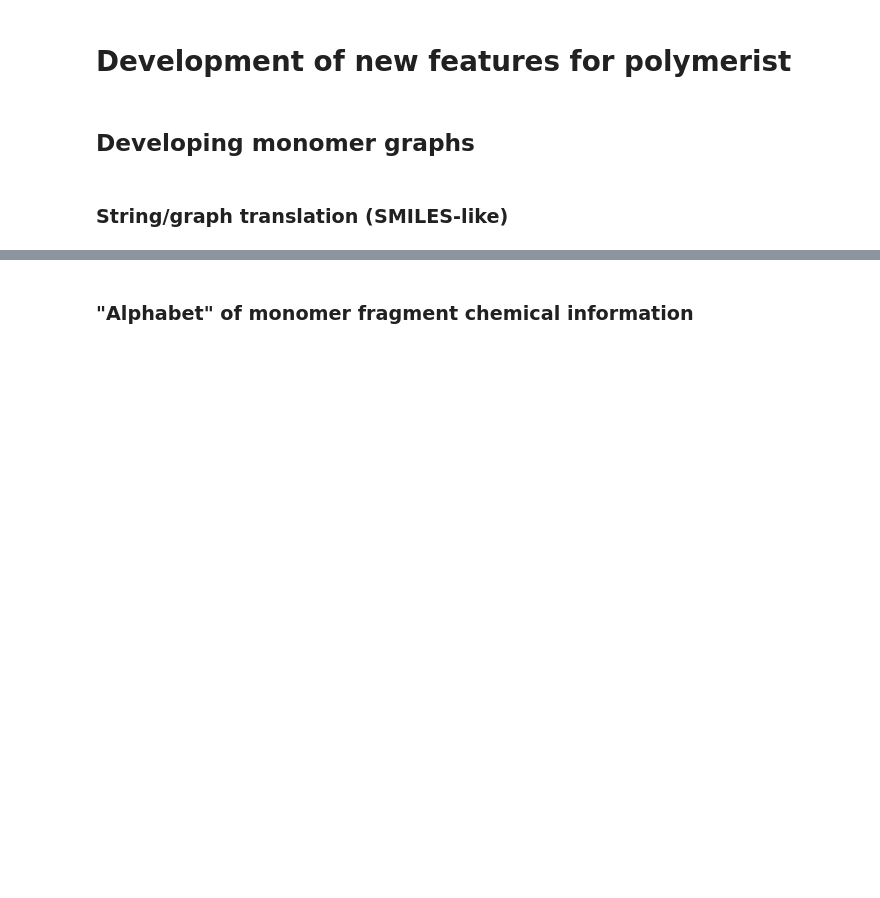
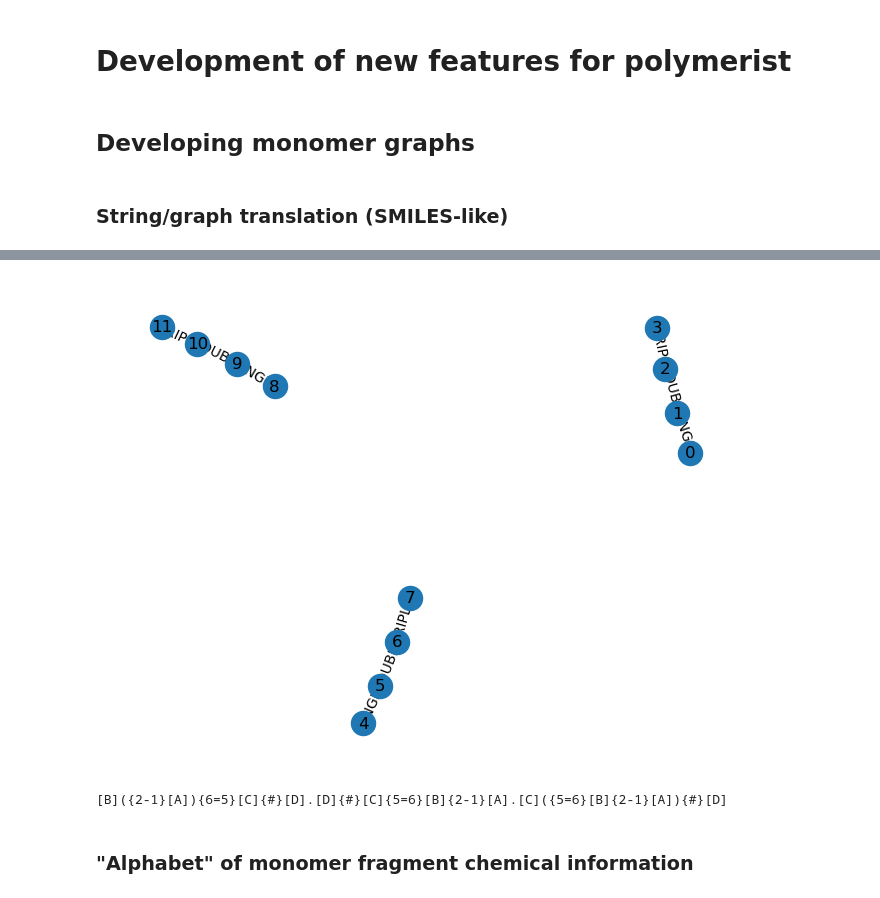
Before and after one commit to timbernat/polymer_workbench, a Jupyter notebook: new_feature_dev.ipynb, the cells around one changed output, grey strips where cells are left out. Cells and saved outputs as stored; diff of their text form; code cells hidden in the pictures; blank space fills up the shorter version.

```diff
--- a/new_feature_dev.ipynb
+++ b/new_feature_dev.ipynb
@@ -635,2 +37,4 @@ nx.draw_networkx_edge_labels(G, pos=pos, edge_labels=nx.get_edge_attributes(G, '
 # %%
-G.visualize(show_names=True)
+G.visualize(label_monomers=False)
+# %% [output]
+[figure, added]
@@ -641,3 +41,8 @@ G.nodes[0].get('neighbor_flavors')
+# %%
+res = G.to_SMIDGE(start_node_idxs=[7,10,1])
+print(res)
+# %% [output]
+[B]({2-1}[A]){6=5}[C]{#}[D].[D]{#}[C]{5=6}[B]{2-1}[A].[C]({5=6}[B]{2-1}[A]){#}[D]
 # %% [markdown]
 ### "Alphabet" of monomer fragment chemical information
 # %%
```
Also changed, not shown: parts of 18 cells of this notebook.
